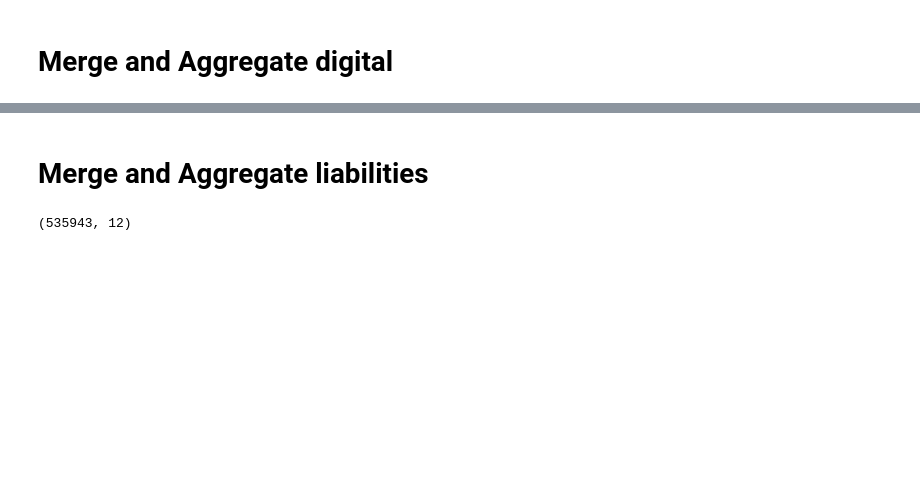
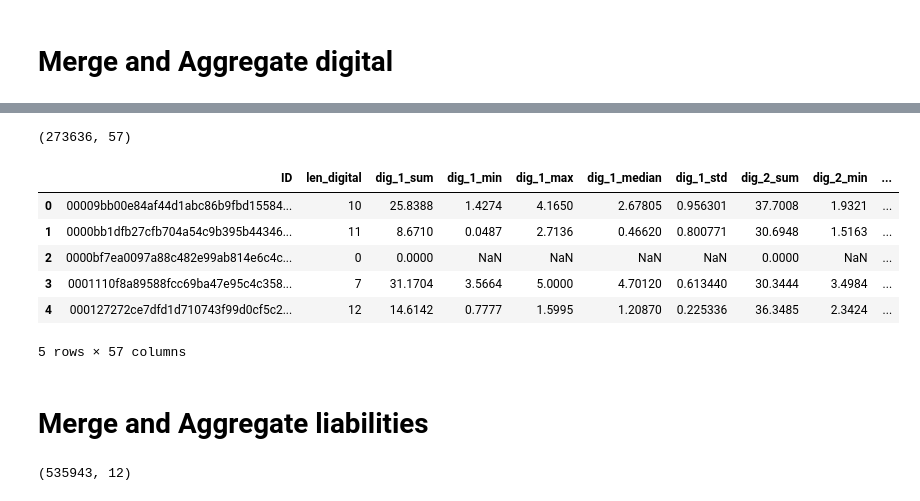
Before and after one commit to GonzaloVidalonV/Datathon2023, a Jupyter notebook: preprocess.ipynb, the cells around one changed output, grey strips where cells are left out. Saved outputs shown, nothing was run; the diff lists cells and outputs as text; code cells hidden in the pictures; blank space fills up the shorter version.

```diff
--- a/preprocess.ipynb
+++ b/preprocess.ipynb
@@ -114,9 +174,11 @@ customers_dummy.head()
 # %%
 # Merge universe_test with digital
 digital_train = pd.merge(left = universe_train, right = digital, on=['ID'], how='left', suffixes=['_universe', '_digital'])
+digital_test = pd.merge(left = universe_test, right = digital, on=['ID'], how='left', suffixes=['_universe', '_digital'])
 # %%
 # Drop the 'attrition' column
 digital_train.drop(columns=['attrition', 'period_digital', 'period_universe'], inplace=True)
+digital_test.drop(columns=['period_digital', 'period_universe'], inplace=True)
 # %%
 # Define aggregation functions for statistics
 agg_functions = {
@@ -144,6 +206,33 @@ digital_agg.head()
 | 3 | 000095b7b77ff622b2130f2d4bfa1e8d8... | 0 | 0.0000 | NaN | NaN | NaN | NaN | 0.0000 | NaN | ... |
 | 4 | 0000a9728fc57abef25c2fc0424c9c907... | 11 | 31.5449 | 1.3679 | 5.0000 | 2.8281 | 1.143443 | 38.7035 | 2.6366 | ... |
 5 rows × 57 columns
+# %%
+# Define aggregation functions for statistics
+agg_functions = {
+    'month': 'count',  # Length
+    **{col: ['sum', 'min', 'max', np.median, np.std] for col in digital_test.columns if col.startswith('dig_')}
+}
+
+# Group by 'ID' and calculate the statistics
+digital_agg_test = digital_test.groupby('ID').agg(agg_functions)
+
+# Rename columns for clarity
+digital_agg_test.columns = ['len_digital'] + [f'{col}_{stat}' for col in digital_test.columns if col.startswith('dig_') for stat in ['sum', 'min', 'max', 'median', 'std']]
+
+# Reset the index to have 'ID' as a regular column
+digital_agg_test.reset_index(inplace=True)
+
+print(digital_agg_test.shape)
+digital_agg_test.head()
+# %% [output]
+(273636, 57)
+|  | ID | len_digital | dig_1_sum | dig_1_min | dig_1_max | dig_1_median | dig_1_std | dig_2_sum | dig_2_min | ... |
+| 0 | 00009bb00e84af44d1abc86b9fbd15584... | 10 | 25.8388 | 1.4274 | 4.1650 | 2.67805 | 0.956301 | 37.7008 | 1.9321 | ... |
+| 1 | 0000bb1dfb27cfb704a54c9b395b44346... | 11 | 8.6710 | 0.0487 | 2.7136 | 0.46620 | 0.800771 | 30.6948 | 1.5163 | ... |
+| 2 | 0000bf7ea0097a88c482e99ab814e6c4c... | 0 | 0.0000 | NaN | NaN | NaN | NaN | 0.0000 | NaN | ... |
+| 3 | 0001110f8a89588fcc69ba47e95c4c358... | 7 | 31.1704 | 3.5664 | 5.0000 | 4.70120 | 0.613440 | 30.3444 | 3.4984 | ... |
+| 4 | 000127272ce7dfd1d710743f99d0cf5c2... | 12 | 14.6142 | 0.7777 | 1.5995 | 1.20870 | 0.225336 | 36.3485 | 2.3424 | ... |
+5 rows × 57 columns
 # %% [markdown]
 # Merge and Aggregate liabilities
 # %%
```
Also changed, not shown: parts of 18 cells of this notebook.
